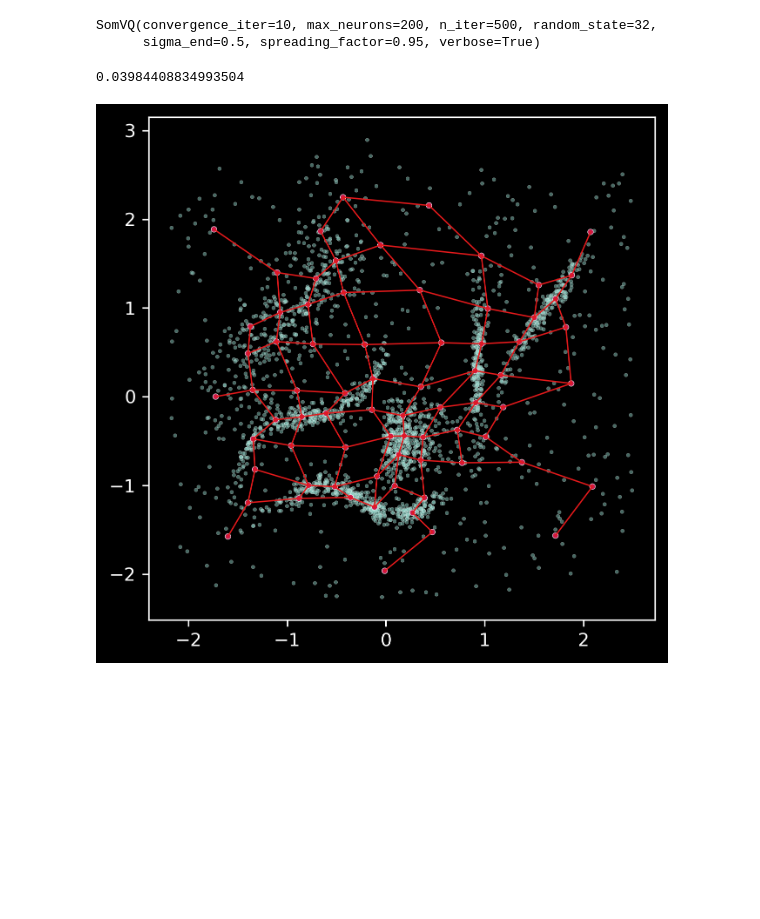
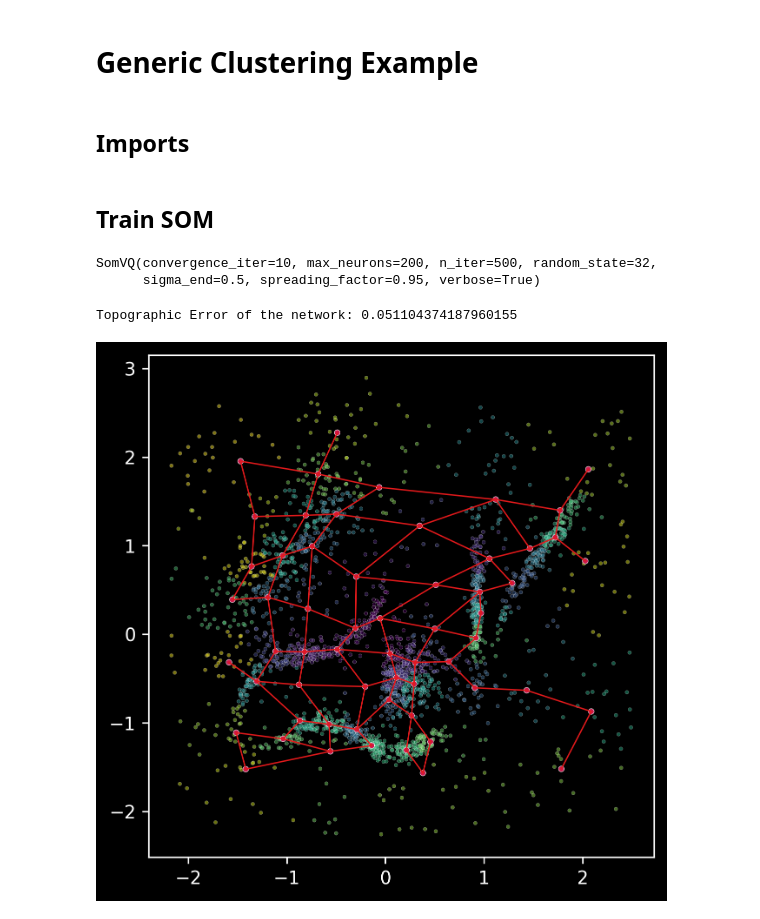
Before and after one commit to SandroMartens/DBGSOM, a Jupyter notebook: examples/2d_example.ipynb, the cells around one changed output. Saved outputs shown, nothing was run; the diff lists cells and outputs as text; code cells hidden in the pictures; blank space fills up the shorter version.

Commit message:
updated simple example

```diff
--- a/examples/2d_example.ipynb
+++ b/examples/2d_example.ipynb
@@ -1,3 +1,7 @@
+# %% [markdown]
+# Generic Clustering Example
+# %% [markdown]
+## Imports
 # %%
 from pathlib import Path
 
@@ -7,6 +11,8 @@ import seaborn as sns
 from sklearn.preprocessing import scale
 
 from dbgsom.SomVQ import SomVQ
+# %% [markdown]
+## Train SOM
 # %%
 data = scale(np.load(Path("data", "clusterable_data.npy")))
 som = SomVQ(
@@ -26,34 +32,34 @@ SomVQ(convergence_iter=10, max_neurons=200, n_iter=500, random_state=32,
 edges = list(som.som_.edges)
 weights = som.weights_
 f = plt.figure(figsize=(5, 5), dpi=300, edgecolor="red")
 for edge in edges:
     sns.lineplot(
         x=[
             som.som_.nodes().data()[edge[0]]["weight"][0],
             som.som_.nodes().data()[edge[1]]["weight"][0],
         ],
         y=[
             som.som_.nodes().data()[edge[0]]["weight"][1],
             som.som_.nodes().data()[edge[1]]["weight"][1],
         ],
         size=1,
         legend=False,
         hue=[4] * 2,
         palette="Set1",
     )
 
-sns.scatterplot(x=data[:, 0], y=data[:, 1], s=4, alpha=0.5)
+sns.scatterplot(x=data[:, 0], y=data[:, 1], s=4, alpha=0.5, c=som.predict(data))
 
 sns.scatterplot(
     x=weights[:, 0],
     y=weights[:, 1],
     hue=[1] * len(som.neurons_),
     palette="rocket",
     s=10,
     legend=False,
 )
-print(som.topographic_error_)
+print(f"Topographic Error of the network: {som.topographic_error_}")
 # plt.savefig("2d_example.png")
 # %% [output]
-0.03984408834993504
+Topographic Error of the network: 0.051104374187960155
-[figure, old version]
+[figure, new version]
```
